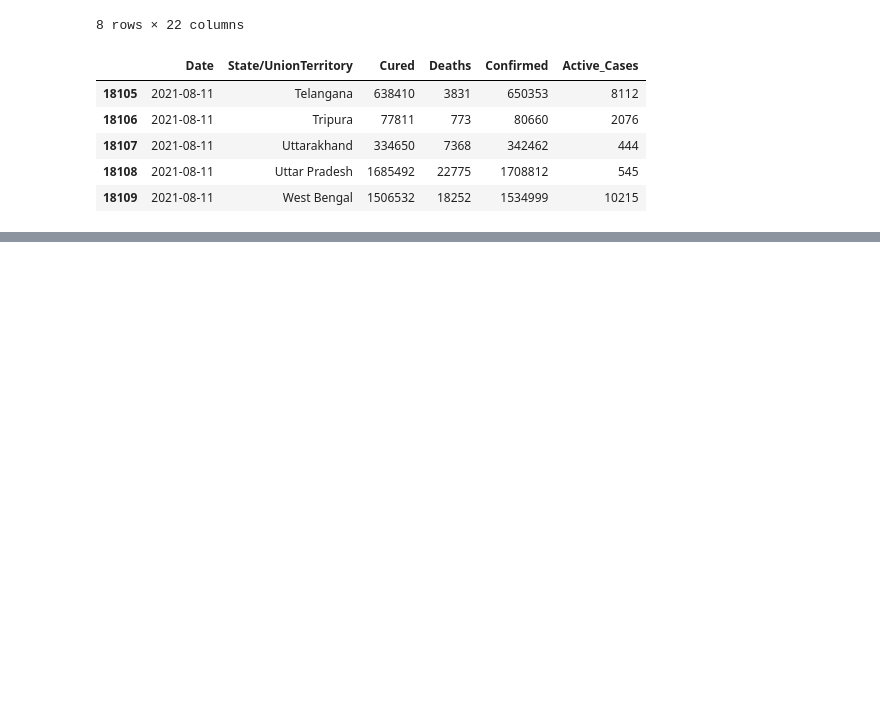
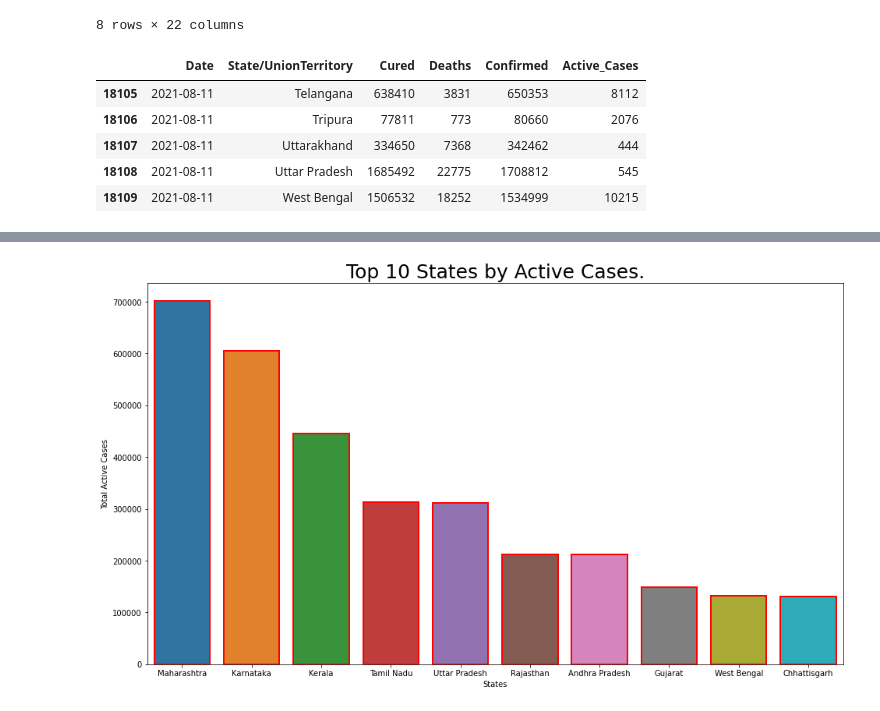
Before and after one commit to saberzero1/covid-visualization, a Jupyter notebook: Covid Data Analysis India.ipynb, the cells around one changed output, grey strips where cells are left out. Saved outputs shown, nothing was run; the diff lists cells and outputs as text; code cells hidden in the pictures; blank space fills up the shorter version.

Commit message:
Added graphics.

```diff
--- a/Covid Data Analysis India.ipynb
+++ b/Covid Data Analysis India.ipynb
@@ -125,0 +149,12 @@ statewise["Recovery_Rate"] = statewise["Deaths"] * 100 / statewise["Confirmed"]
+# %%
+# Top 10 States by Active Cases.
+top_ten_active_cases = covid_df.groupby(by = "State/UnionTerritory").max()[["Active_Cases", "Date"]].sort_values(by = ["Active_Cases"], ascending = False).reset_index()
+# Create figure for Top 10 States by Active Cases.
+fig = plt.figure(figsize=(16,9))
+plt.title("Top 10 States by Active Cases.", size = 25)
+ax = sns.barplot(data = top_ten_active_cases.iloc[:10], y = "Active_Cases", x = "State/UnionTerritory", linewidth = 2, edgecolor = "red")
+plt.xlabel("States")
+plt.ylabel("Total Active Cases")
+plt.show()
+# %% [output]
+[figure, added]
```
Also changed, not shown: parts of 3 cells of this notebook.
